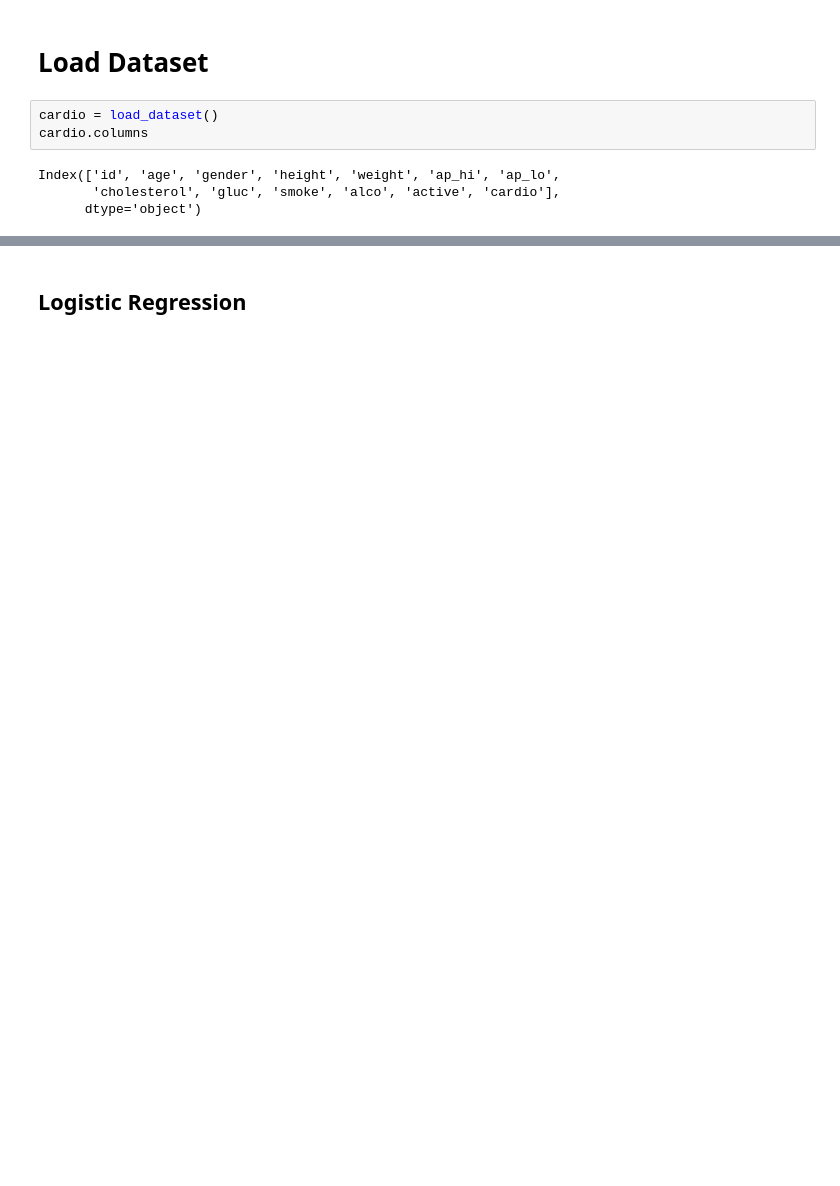
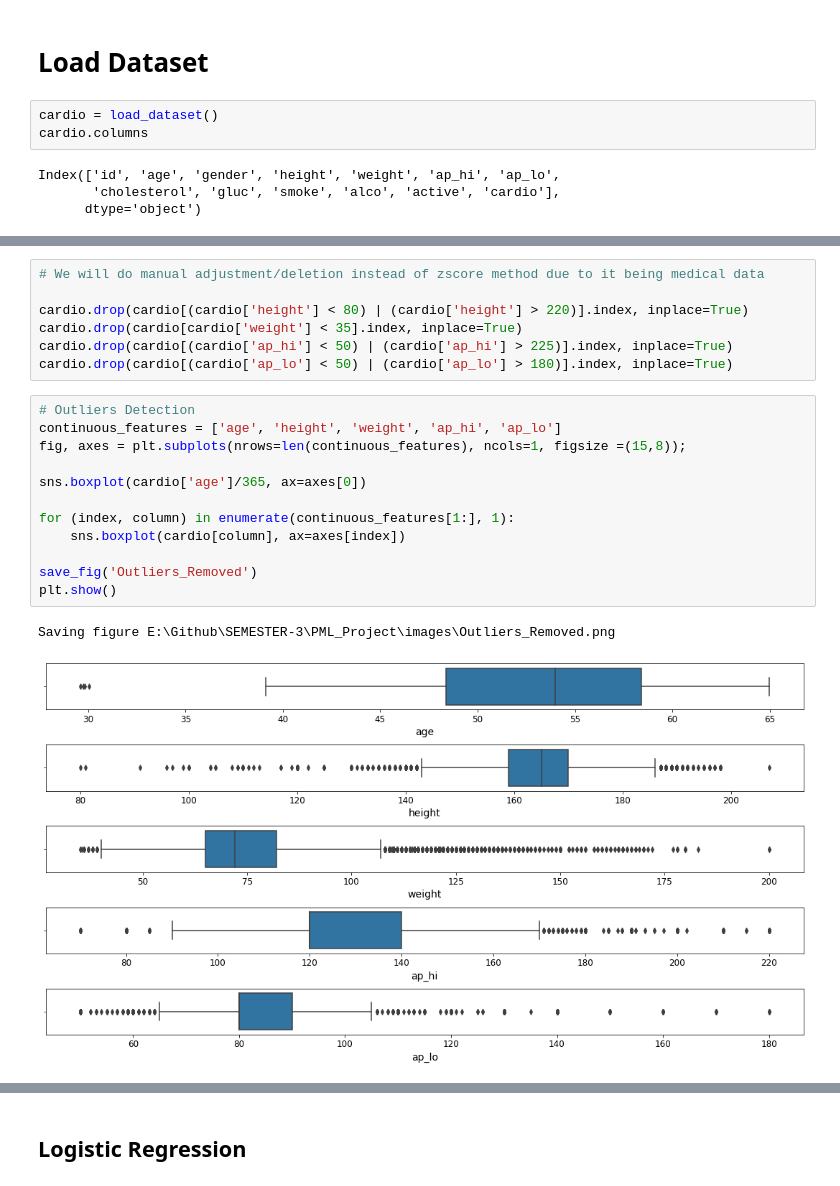
Before and after one commit to OutliersTeam/Cardiovascular-Disease-Prediction, a Jupyter notebook: Notebooks/Cardiovascular_Disease_Prediction.ipynb, the cells around one changed output, grey strips where cells are left out. Saved outputs shown, nothing was run; the diff lists cells and outputs as text; blank space fills up the shorter version.

```diff
--- a/Notebooks/Cardiovascular_Disease_Prediction.ipynb
+++ b/Notebooks/Cardiovascular_Disease_Prediction.ipynb
@@ -223,0 +185,22 @@ from sklearn.metrics import accuracy_score, classification_report, confusion_mat
+# %%
+# We will do manual adjustment/deletion instead of zscore method due to it being medical data
+
+cardio.drop(cardio[(cardio['height'] < 80) | (cardio['height'] > 220)].index, inplace=True)
+cardio.drop(cardio[cardio['weight'] < 35].index, inplace=True)
+cardio.drop(cardio[(cardio['ap_hi'] < 50) | (cardio['ap_hi'] > 225)].index, inplace=True)
+cardio.drop(cardio[(cardio['ap_lo'] < 50) | (cardio['ap_lo'] > 180)].index, inplace=True)
+# %%
+# Outliers Detection
+continuous_features = ['age', 'height', 'weight', 'ap_hi', 'ap_lo']
+fig, axes = plt.subplots(nrows=len(continuous_features), ncols=1, figsize =(15,8));
+
+sns.boxplot(cardio['age']/365, ax=axes[0])
+
+for (index, column) in enumerate(continuous_features[1:], 1):
+    sns.boxplot(cardio[column], ax=axes[index])
+
+save_fig('Outliers_Removed')
+plt.show()
+# %% [output]
+Saving figure E:\Github\SEMESTER-3\PML_Project\images\Outliers_Removed.png
+[figure, added]
```
Also changed, not shown: parts of 97 cells of this notebook, 15 other files.
